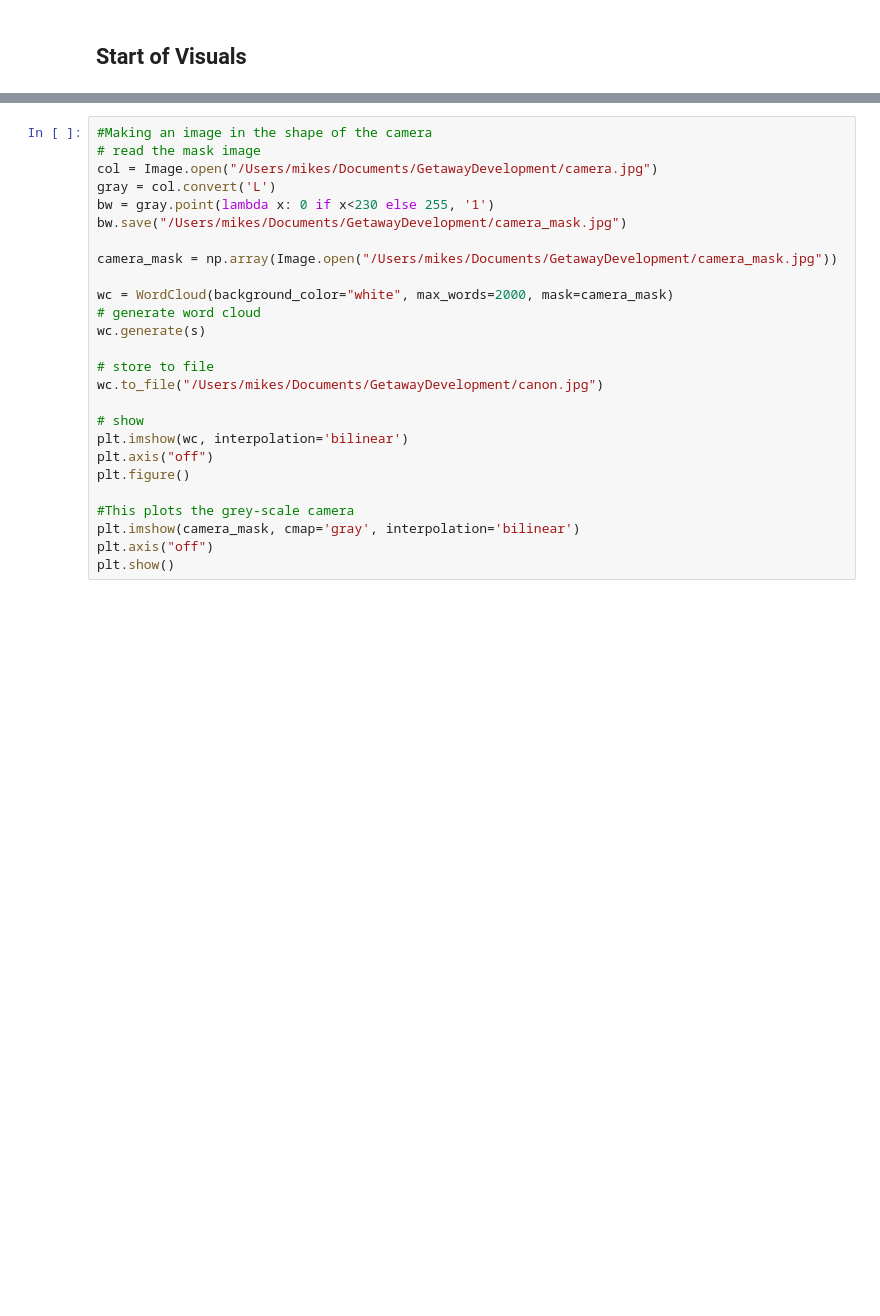
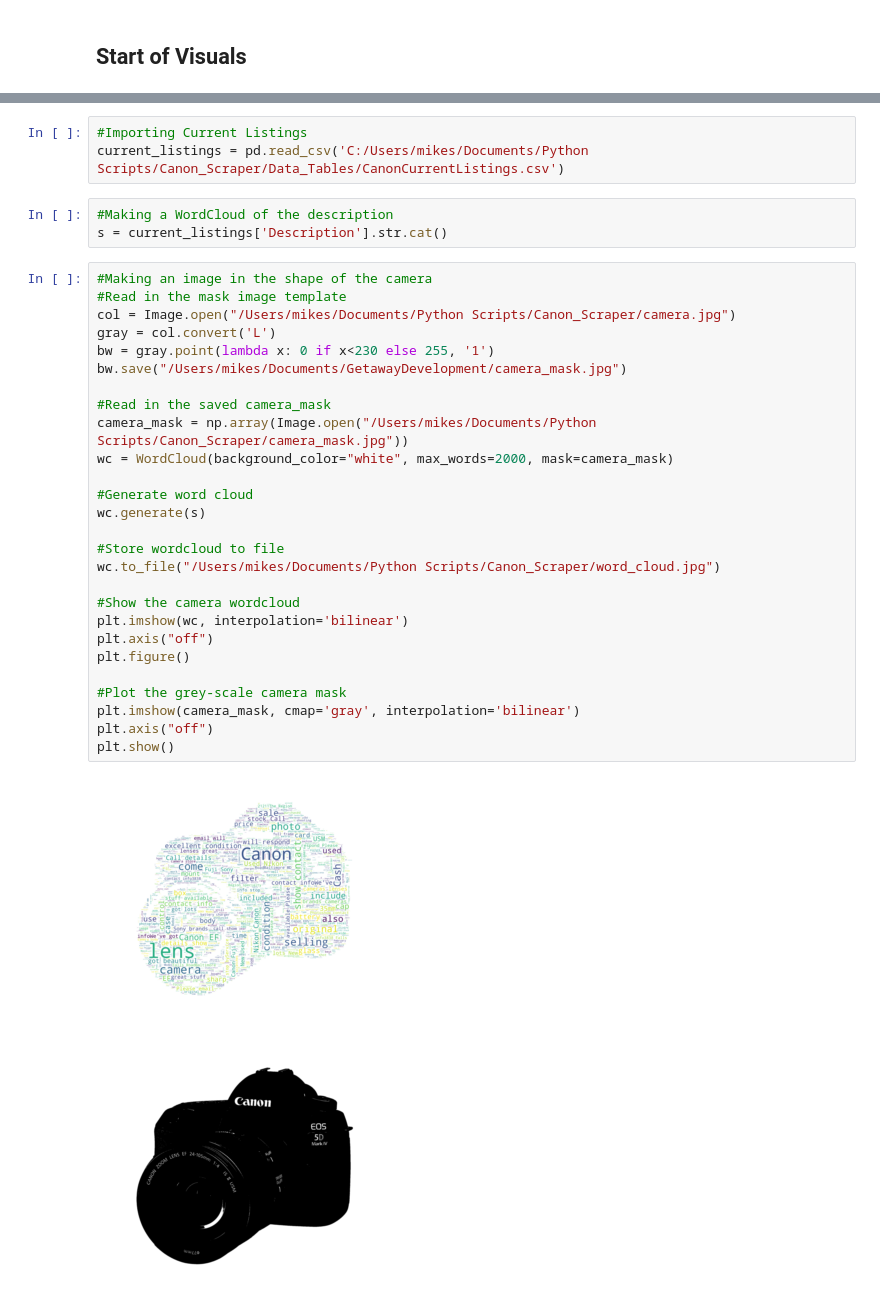
Before and after one commit to mikestef235/Canon_Scraper, a Jupyter notebook: iPython_Notebooks/Canon Scraper Wordcloud.ipynb, the cells around one changed output, grey strips where cells are left out. Saved outputs shown, nothing was run; the diff lists cells and outputs as text; blank space fills up the shorter version.

```diff
--- a/iPython_Notebooks/Canon Scraper Wordcloud.ipynb
+++ b/iPython_Notebooks/Canon Scraper Wordcloud.ipynb
@@ -29,26 +18,36 @@ for item in dailyitems:
+# %%
+#Importing Current Listings
+current_listings = pd.read_csv('C:/Users/mikes/Documents/Python Scripts/Canon_Scraper/Data_Tables/CanonCurrentListings.csv')
+# %%
+#Making a WordCloud of the description
+s = current_listings['Description'].str.cat()
 # %%
 #Making an image in the shape of the camera
-# read the mask image
-col = Image.open("/Users/mikes/Documents/GetawayDevelopment/camera.jpg")
+#Read in the mask image template
+col = Image.open("/Users/mikes/Documents/Python Scripts/Canon_Scraper/camera.jpg")
 gray = col.convert('L')
 bw = gray.point(lambda x: 0 if x<230 else 255, '1')
 bw.save("/Users/mikes/Documents/GetawayDevelopment/camera_mask.jpg")
 
-camera_mask = np.array(Image.open("/Users/mikes/Documents/GetawayDevelopment/camera_mask.jpg"))
+#Read in the saved camera_mask
+camera_mask = np.array(Image.open("/Users/mikes/Documents/Python Scripts/Canon_Scraper/camera_mask.jpg"))
+wc = WordCloud(background_color="white", max_words=2000, mask=camera_mask)
 
-wc = WordCloud(background_color="white", max_words=2000, mask=camera_mask)
-# generate word cloud
+#Generate word cloud
 wc.generate(s)
 
-# store to file
-wc.to_file("/Users/mikes/Documents/GetawayDevelopment/canon.jpg")
+#Store wordcloud to file
+wc.to_file("/Users/mikes/Documents/Python Scripts/Canon_Scraper/word_cloud.jpg")
 
-# show
+#Show the camera wordcloud
 plt.imshow(wc, interpolation='bilinear')
 plt.axis("off")
 plt.figure()
 
-#This plots the grey-scale camera
+#Plot the grey-scale camera mask
 plt.imshow(camera_mask, cmap='gray', interpolation='bilinear')
 plt.axis("off")
 plt.show()
+# %% [output]
+[figure, added]
+[figure, added]
```
Also changed, not shown: parts of 6 cells of this notebook, 8 other files.
